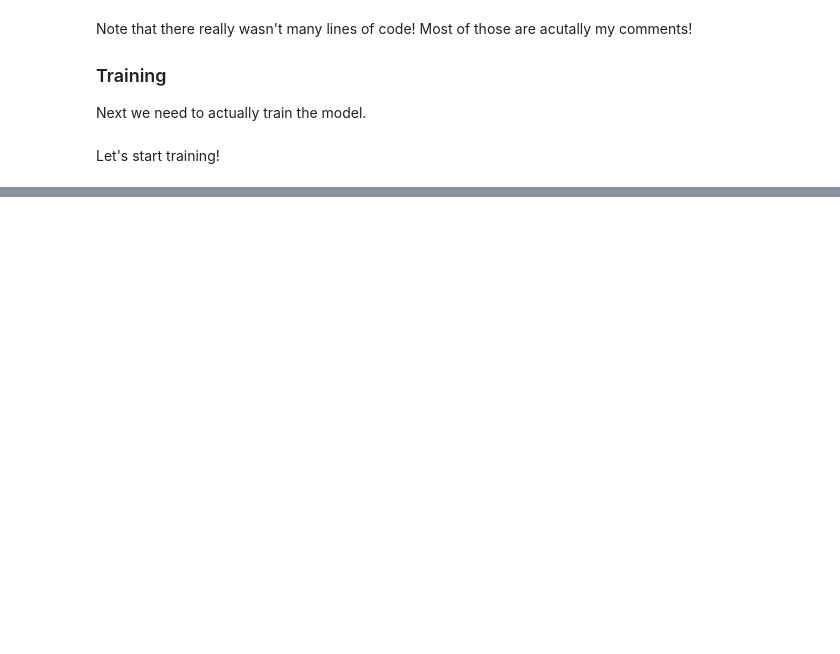
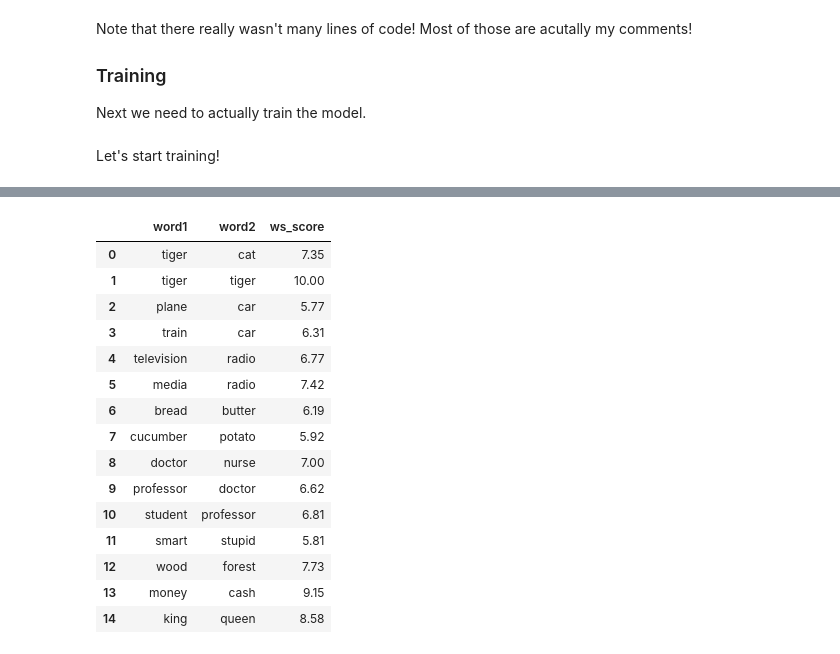
Before and after one commit to sidenver/word2vec_assignment, a Jupyter notebook: w2v_hw/w2v_hw.ipynb, the cells around one changed output, grey strips where cells are left out. Drawn from its saved outputs; the diff is of its cells as text; code cells hidden in the pictures; blank space fills up the shorter version.

```diff
--- a/w2v_hw/w2v_hw.ipynb
+++ b/w2v_hw/w2v_hw.ipynb
@@ -533,0 +521,21 @@ for i in range(NUM_EPOCHS):
+# %%
+import pandas as pd
+df_ws353sim = pd.read_csv('../data/en/EN-WS-353-SIM.txt', sep='\t', header=None, names=['word1', 'word2', 'ws_score'])
+df_ws353sim.head(15)
+# %% [output]
+|  | word1 | word2 | ws_score |
+| 0 | tiger | cat | 7.35 |
+| 1 | tiger | tiger | 10.00 |
+| 2 | plane | car | 5.77 |
+| 3 | train | car | 6.31 |
+| 4 | television | radio | 6.77 |
+| 5 | media | radio | 7.42 |
+| 6 | bread | butter | 6.19 |
+| 7 | cucumber | potato | 5.92 |
+| 8 | doctor | nurse | 7.00 |
+| 9 | professor | doctor | 6.62 |
+| 10 | student | professor | 6.81 |
+| 11 | smart | stupid | 5.81 |
+| 12 | wood | forest | 7.73 |
+| 13 | money | cash | 9.15 |
+| 14 | king | queen | 8.58 |
```
Also changed, not shown: parts of 80 cells of this notebook, 15 other files.
